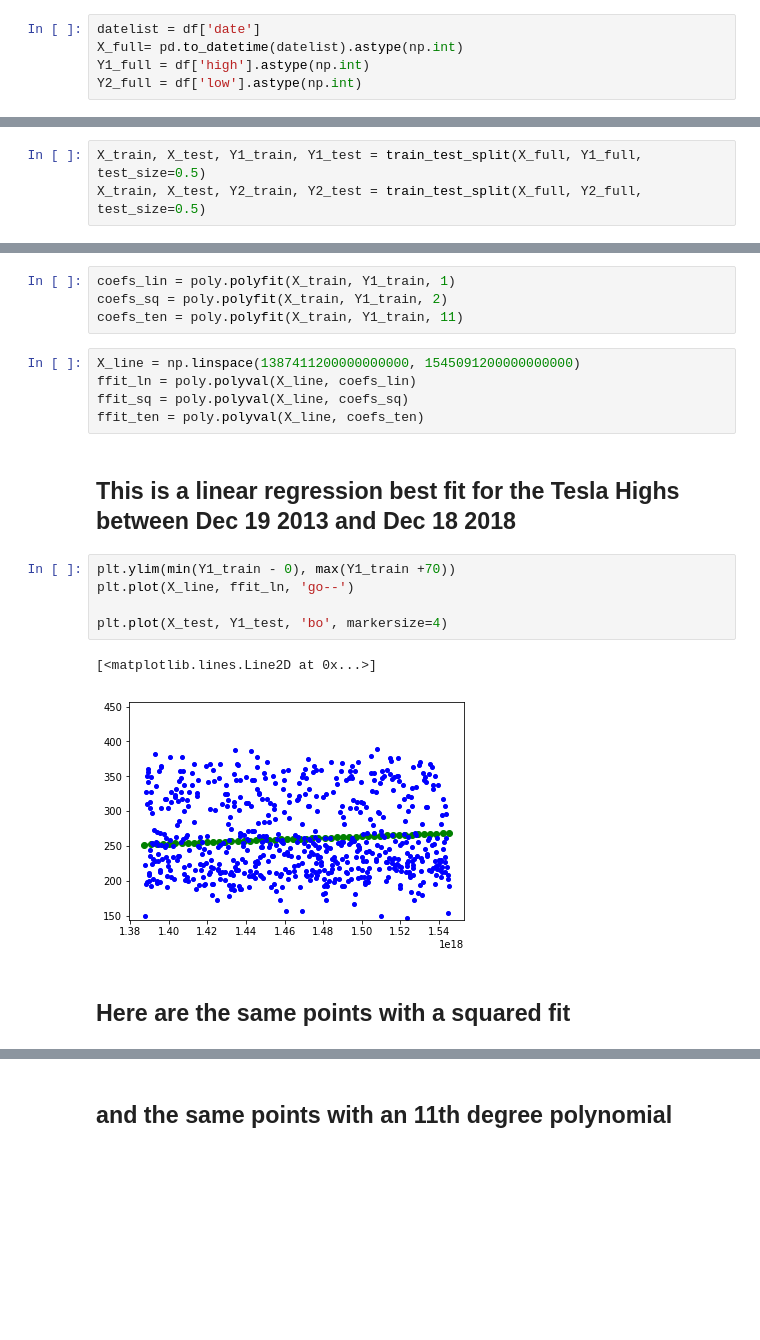
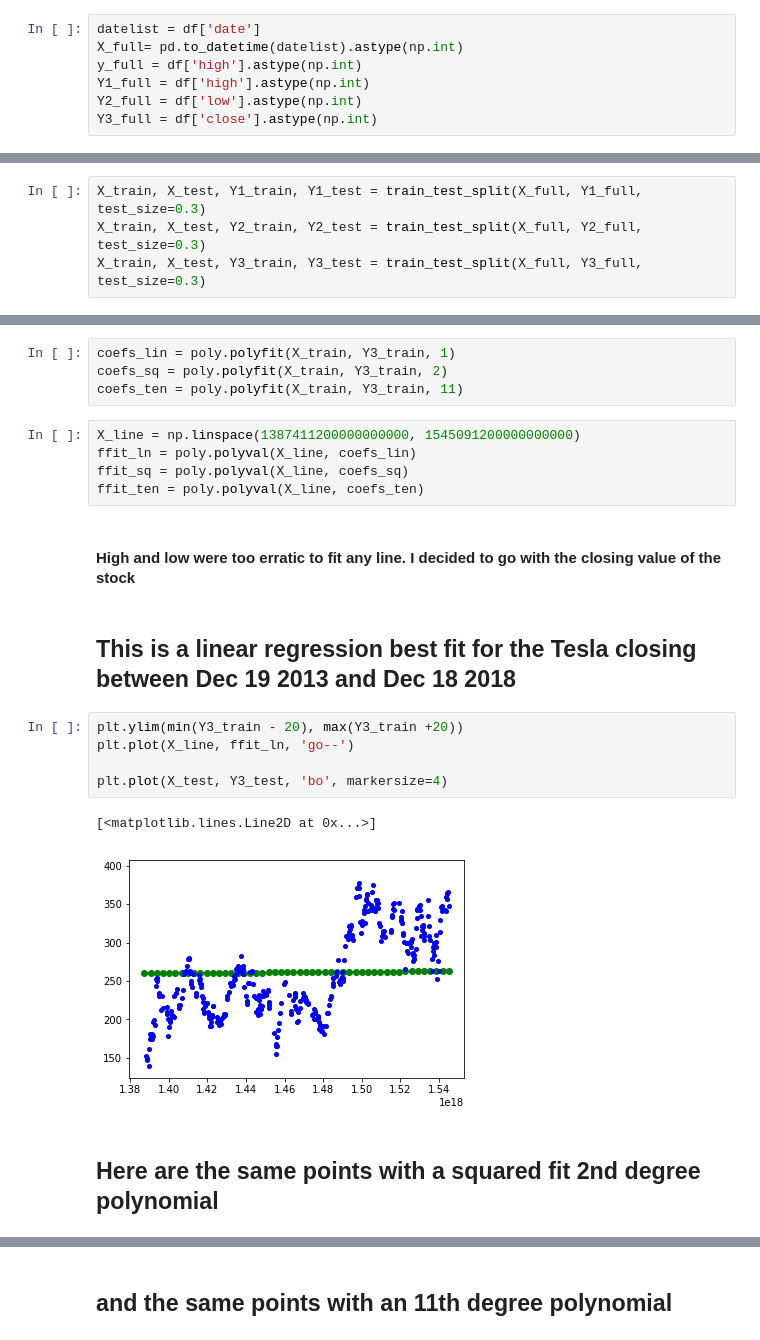
Before and after one commit to MthwBrwn/data_analysis, a Jupyter notebook: Regressions.ipynb, the cells around one changed output, grey strips where cells are left out. Cells and saved outputs as stored; diff of their text form; blank space fills up the shorter version.

Commit message:
charts for stock closing added and fit lines added

```diff
--- a/Regressions.ipynb
+++ b/Regressions.ipynb
@@ -28,8 +46,10 @@ df.tail(1)
 # %%
 datelist = df['date']
 X_full= pd.to_datetime(datelist).astype(np.int)
+y_full = df['high'].astype(np.int)
 Y1_full = df['high'].astype(np.int)
 Y2_full = df['low'].astype(np.int)
+Y3_full = df['close'].astype(np.int)
 # %%
 # def gen_data(size):
 #     X = np.random.rand(size) * 100
@@ -40,8 +60,9 @@ Y2_full = df['low'].astype(np.int)
 # %%
 # X_full, Y1_full, Y2_full = gen_data(100)?
 # %%
-X_train, X_test, Y1_train, Y1_test = train_test_split(X_full, Y1_full, test_size=0.5)
-X_train, X_test, Y2_train, Y2_test = train_test_split(X_full, Y2_full, test_size=0.5)
+X_train, X_test, Y1_train, Y1_test = train_test_split(X_full, Y1_full, test_size=0.3)
+X_train, X_test, Y2_train, Y2_test = train_test_split(X_full, Y2_full, test_size=0.3)
+X_train, X_test, Y3_train, Y3_test = train_test_split(X_full, Y3_full, test_size=0.3)
 # %%
 coefs_lin = poly.polyfit(X_train, Y1_train, 1)
 coefs_lin = poly.polyfit(X_train, Y1_train, 1)
@@ -88,22 +121,24 @@ Text(0.5, 1.0, 'Stock History Test- Tesla Lows')
 # %%
-coefs_lin = poly.polyfit(X_train, Y1_train, 1)
-coefs_sq = poly.polyfit(X_train, Y1_train, 2)
-coefs_ten = poly.polyfit(X_train, Y1_train, 11)
+coefs_lin = poly.polyfit(X_train, Y3_train, 1)
+coefs_sq = poly.polyfit(X_train, Y3_train, 2)
+coefs_ten = poly.polyfit(X_train, Y3_train, 11)
 # %%
 X_line = np.linspace(1387411200000000000, 1545091200000000000)
 ffit_ln = poly.polyval(X_line, coefs_lin)
 ffit_sq = poly.polyval(X_line, coefs_sq)
 ffit_ten = poly.polyval(X_line, coefs_ten)
+# %% [markdown]
+#### High and low were too erratic to fit any line. I decided to go with the closing value of the stock
 # %% [markdown]
-## This is a linear regression best fit for the Tesla Highs between Dec 19 2013 and Dec 18 2018
+## This is a linear regression best fit for the Tesla closing between Dec 19 2013 and Dec 18 2018
 # %%
-plt.ylim(min(Y1_train - 0), max(Y1_train +70))
+plt.ylim(min(Y3_train - 20), max(Y3_train +20))
 plt.plot(X_line, ffit_ln, 'go--')
 
-plt.plot(X_test, Y1_test, 'bo', markersize=4)
+plt.plot(X_test, Y3_test, 'bo', markersize=4)
 # %% [output]
 [<matplotlib.lines.Line2D at 0x...>]
-[figure, old version]
+[figure, new version]
 # %% [markdown]
-## Here are the same points with a squared fit
+## Here are the same points with a squared fit 2nd degree polynomial
 # %%
```
Also changed, not shown: parts of 11 cells of this notebook.
